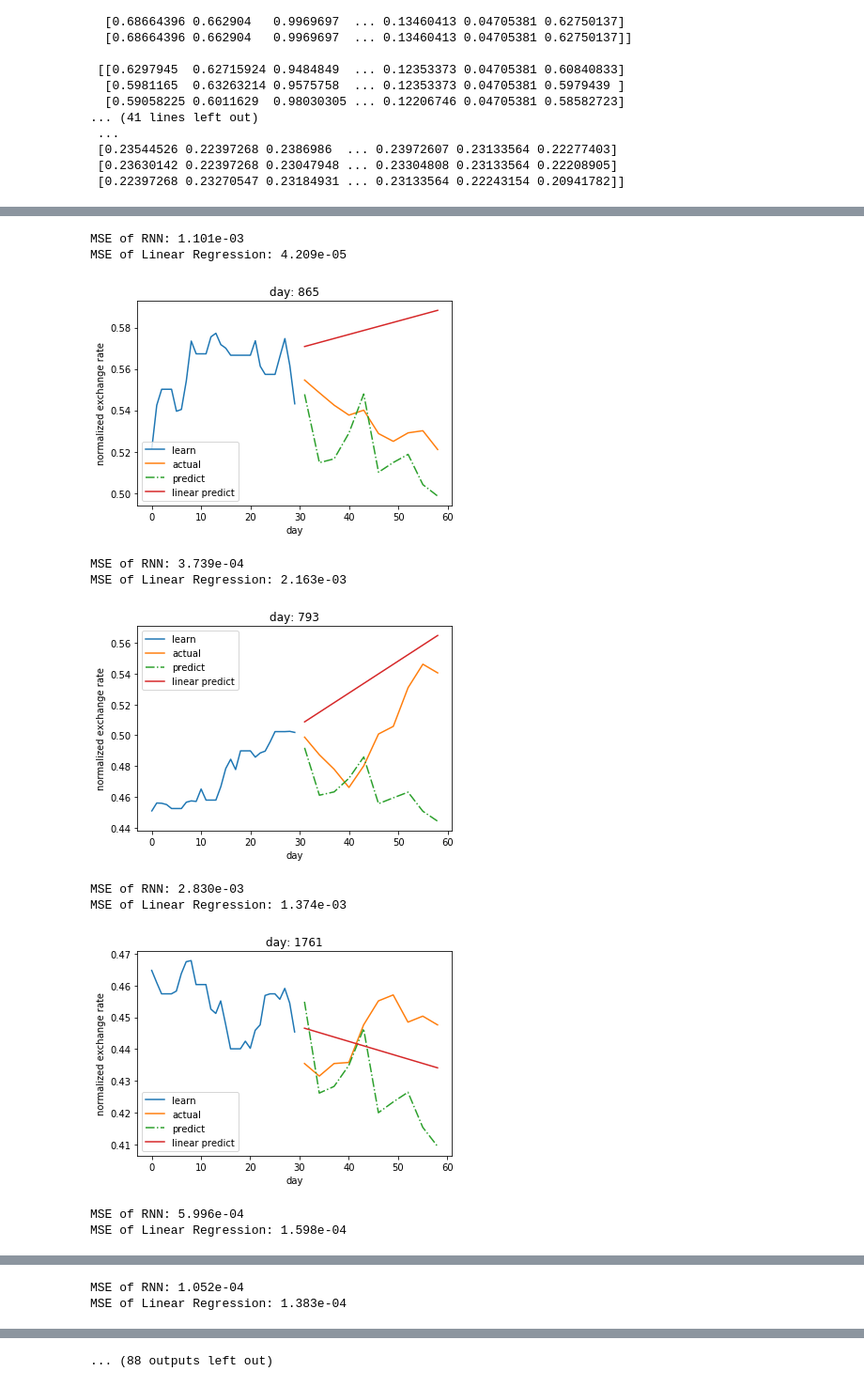
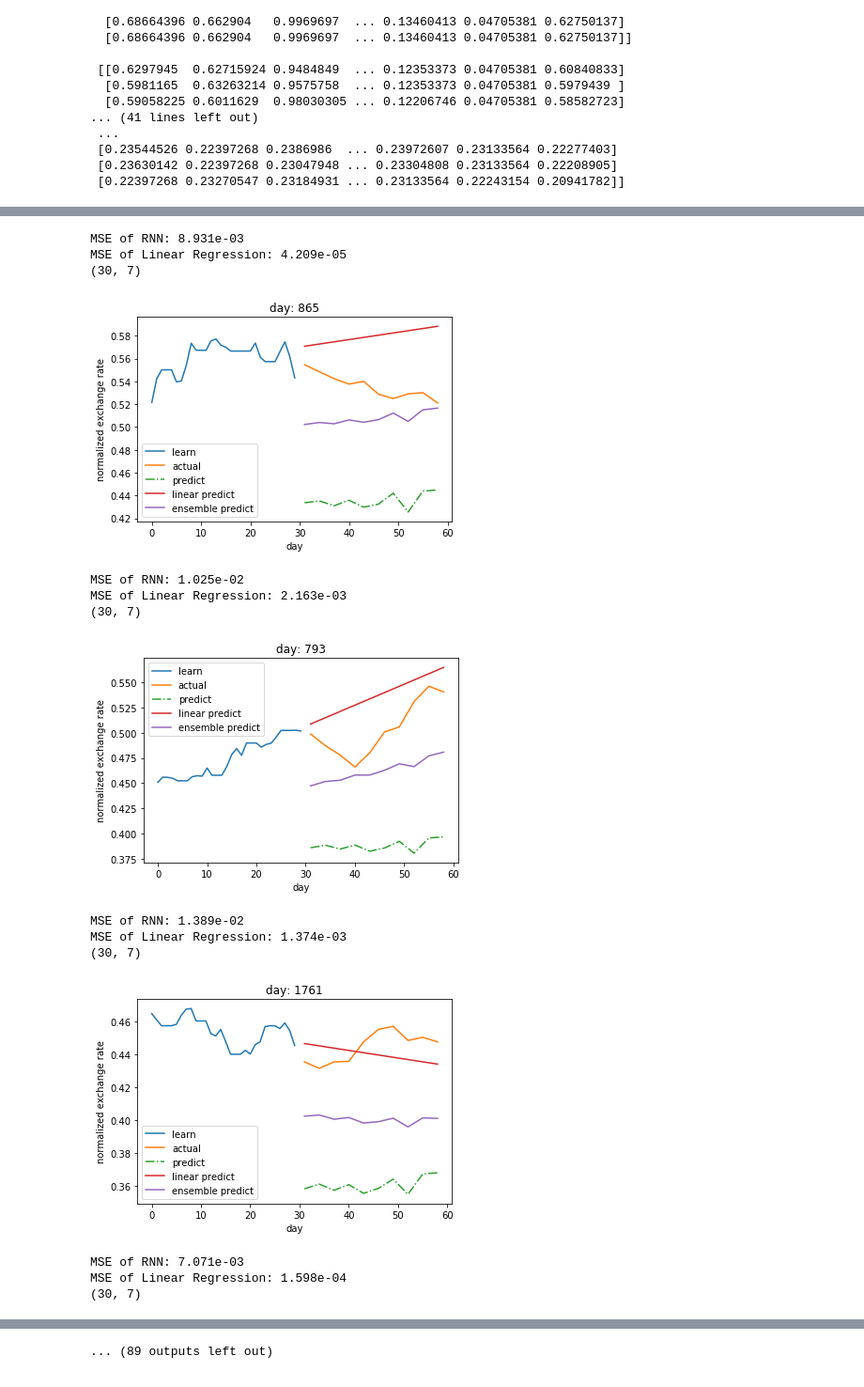
Before and after one commit to kevinddchen/ECE247, a Jupyter notebook: LSTM_for_exchange_rate.ipynb, the cells around one changed output, grey strips where cells are left out. Shown at 94% size. Cells and saved outputs as stored; diff of their text form; code cells hidden in the pictures.

```diff
--- a/LSTM_for_exchange_rate.ipynb
+++ b/LSTM_for_exchange_rate.ipynb
@@ -289,9 +280,13 @@ Epoch 61/200
 # %%
+RNN_model = load_model('RNN_model.h5')
+
+
 # plot history for loss
 pyplot.plot(history.history['loss'], label='train')
 pyplot.plot(history.history['val_loss'], label='test')
 pyplot.legend()
 pyplot.show()
 
-scores = model.evaluate(test_X, test_y, verbose=1)
+scores = RNN_model.evaluate(test_X, test_y, verbose=1)
+print(scores)
 # %% [output]
@@ -418,24 +395,34 @@ NameError: name 'data_train' is not defined
 # %%
 import sklearn.linear_model
 
+print(test_X.shape)
+
 np.random.seed(0)
-for i in np.random.randint(30, test_X.shape[0]-31, size=50):
+for i in np.random.randint(no_hist_days, test_X.shape[0]-31, size=50):
     watch_window = test_X[i,:,:]
-    #print(watch_window.shape )
+    print(watch_window.shape )
     watch_window = watch_window.reshape( (1,no_hist_days,-1) )
     watch_window_plot = test_X[i,:,0]
     actual = test_y[i,:]
-    prediction = model.predict(watch_window)
-    prediction = prediction.reshape( (10,) )
+    prediction = RNN_model.predict(watch_window)
+    prediction = prediction.reshape( (num_pred_days,) )
 
     lin_mod = sklearn.linear_model.LinearRegression()
     lin_mod.fit(np.arange(no_hist_days).reshape(-1, 1), watch_window_plot)
     lin_pred = lin_mod.predict((no_hist_days+pred_days).reshape(-1, 1) )
 
+    ensemble_learn = np.mean([prediction, lin_pred], axis=0)
+
+    lin_mod_wo_interc = sklearn.linear_model.LinearRegression(fit_intercept=False)
+    lin_mod_wo_interc.fit(np.arange(1-no_hist_days,1,+1).reshape(-1, 1), watch_window_plot)
+    lin_pred_wo_interc = lin_mod_wo_interc.predict( pred_days.reshape(-1, 1) )
+
     pyplot.plot(np.arange(no_hist_days), watch_window_plot, label='learn')
     pyplot.plot(no_hist_days+pred_days , actual, label='actual')    #np.arange(last_pred_day)
     pyplot.plot(no_hist_days+pred_days, prediction, '-.', label='predict')
     pyplot.plot(no_hist_days+pred_days, lin_pred, label='linear predict')
+    pyplot.plot(no_hist_days+pred_days, ensemble_learn, label='ensemble predict')
+    #pyplot.plot(no_hist_days+pred_days, lin_pred_wo_interc, label='linear predict wo intercept')
     pyplot.title('day: %d' % i)
     pyplot.ylabel('normalized exchange rate')
     pyplot.xlabel('day')
@@ -443,10 +430,10 @@ for i in np.random.randint(30, test_X.shape[0]-31, size=50):
     pyplot.show()
 
     mse = np.mean(np.square(prediction - actual))
-    mse_lr = np.mean(np.square(lin_pred - actual))
+    mse_lin = np.mean(np.square(lin_pred - actual))
 #     scale_factor = 1/scaler.scale_[0]   ## bring back to original scale
 #     mse *= scale_factor
 
     print("MSE of RNN: %.3e" % mse)
-    print("MSE of Linear Regression: %.3e" % mse_lr)
+    print("MSE of Linear Regression: %.3e" % mse_lin)
 # %% [output]
@@ -454,11 +443,15 @@ for i in np.random.randint(30, test_X.shape[0]-31, size=50):
-MSE of RNN: 1.101e-03
-MSE of Linear Regression: 4.209e-05
+MSE of RNN: 8.931e-03
+MSE of Linear Regression: 4.209e-05
+(30, 7)
-[figure, old version]
+[figure, new version]
-MSE of RNN: 3.739e-04
-MSE of Linear Regression: 2.163e-03
+MSE of RNN: 1.025e-02
+MSE of Linear Regression: 2.163e-03
+(30, 7)
-[figure, old version]
+[figure, new version]
-MSE of RNN: 2.830e-03
-MSE of Linear Regression: 1.374e-03
+MSE of RNN: 1.389e-02
+MSE of Linear Regression: 1.374e-03
+(30, 7)
-[figure, old version]
+[figure, new version]
-MSE of RNN: 5.996e-04
-MSE of Linear Regression: 1.598e-04
+MSE of RNN: 7.071e-03
+MSE of Linear Regression: 1.598e-04
+(30, 7)
@@ -466,2 +458,0 @@ MSE of Linear Regression: 1.598e-04
-MSE of RNN: 1.052e-04
-MSE of Linear Regression: 1.383e-04
@@ -471 +463 @@ MSE of Linear Regression: 4.076e-03
-... (88 outputs left out)
+... (89 outputs left out)
```
Also changed, not shown: parts of 15 cells of this notebook, 2 other files.
